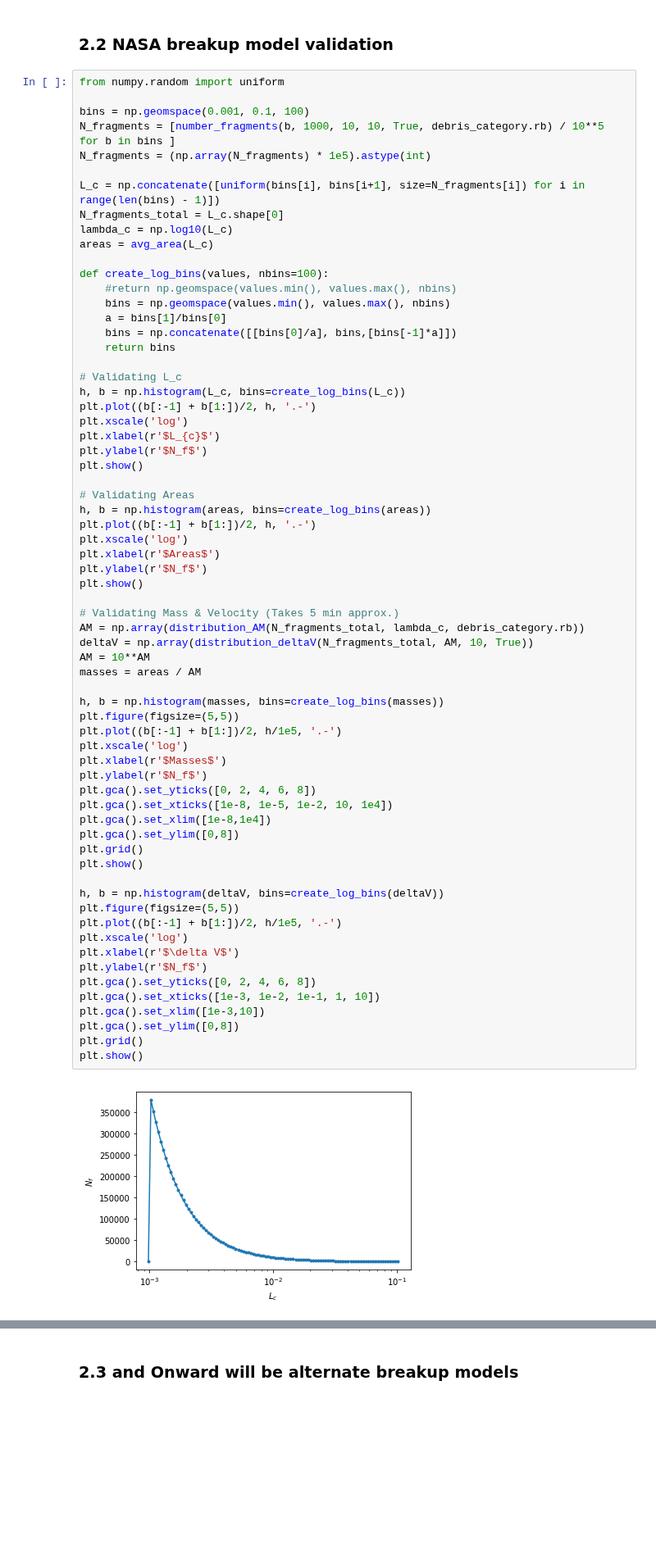
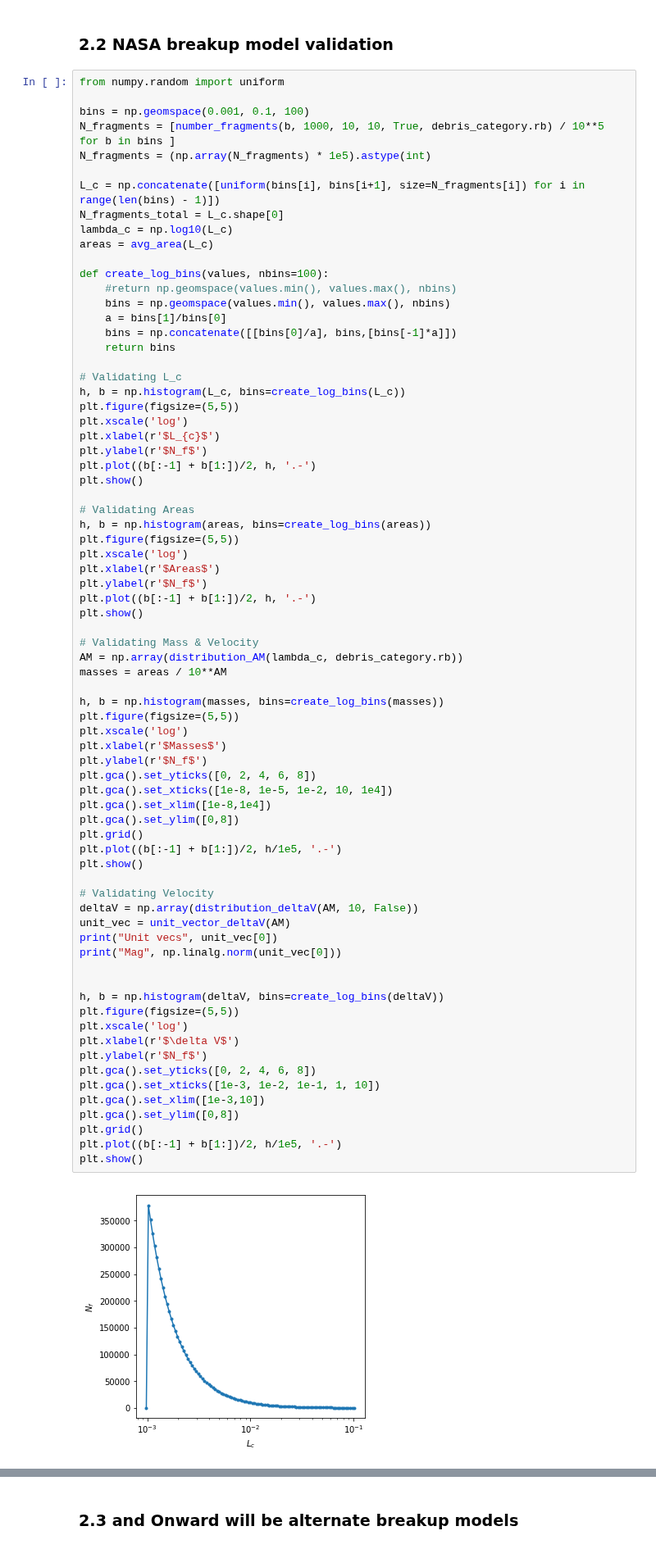
Before and after one commit to ReeceHumphreys/ODAP, a Jupyter notebook: Kessler.ipynb, the cells around one changed output, grey strips where cells are left out. Shown at 82% size. Saved outputs shown, nothing was run; the diff lists cells and outputs as text; blank space fills up the shorter version.

Commit message:
Vectorized AM Distribution and DeltaV Distribution

```diff
--- a/Kessler.ipynb
+++ b/Kessler.ipynb
@@ -471,50 +513,57 @@ def create_log_bins(values, nbins=100):
 
 # Validating L_c
 h, b = np.histogram(L_c, bins=create_log_bins(L_c))
-plt.plot((b[:-1] + b[1:])/2, h, '.-')
+plt.figure(figsize=(5,5))
 plt.xscale('log')
 plt.xlabel(r'$L_{c}$')
 plt.ylabel(r'$N_f$')
+plt.plot((b[:-1] + b[1:])/2, h, '.-')
 plt.show()
 
 # Validating Areas
 h, b = np.histogram(areas, bins=create_log_bins(areas))
-plt.plot((b[:-1] + b[1:])/2, h, '.-')
+plt.figure(figsize=(5,5))
 plt.xscale('log')
 plt.xlabel(r'$Areas$')
 plt.ylabel(r'$N_f$')
+plt.plot((b[:-1] + b[1:])/2, h, '.-')
 plt.show()
 
-# Validating Mass & Velocity (Takes 5 min approx.)
-AM = np.array(distribution_AM(N_fragments_total, lambda_c, debris_category.rb))
-deltaV = np.array(distribution_deltaV(N_fragments_total, AM, 10, True))
-AM = 10**AM
-masses = areas / AM
+# Validating Mass & Velocity
+AM = np.array(distribution_AM(lambda_c, debris_category.rb))
+masses = areas / 10**AM
 
 h, b = np.histogram(masses, bins=create_log_bins(masses))
 plt.figure(figsize=(5,5))
-plt.plot((b[:-1] + b[1:])/2, h/1e5, '.-')
 plt.xscale('log')
 plt.xlabel(r'$Masses$')
 plt.ylabel(r'$N_f$')
 plt.gca().set_yticks([0, 2, 4, 6, 8])
 plt.gca().set_xticks([1e-8, 1e-5, 1e-2, 10, 1e4])
 plt.gca().set_xlim([1e-8,1e4])
 plt.gca().set_ylim([0,8])
 plt.grid()
+plt.plot((b[:-1] + b[1:])/2, h/1e5, '.-')
 plt.show()
+
+# Validating Velocity
+deltaV = np.array(distribution_deltaV(AM, 10, False))
+unit_vec = unit_vector_deltaV(AM)
+print("Unit vecs", unit_vec[0])
+print("Mag", np.linalg.norm(unit_vec[0]))
+
 
 h, b = np.histogram(deltaV, bins=create_log_bins(deltaV))
 plt.figure(figsize=(5,5))
-plt.plot((b[:-1] + b[1:])/2, h/1e5, '.-')
 plt.xscale('log')
 plt.xlabel(r'$\delta V$')
 plt.ylabel(r'$N_f$')
 plt.gca().set_yticks([0, 2, 4, 6, 8])
 plt.gca().set_xticks([1e-3, 1e-2, 1e-1, 1, 10])
 plt.gca().set_xlim([1e-3,10])
 plt.gca().set_ylim([0,8])
 plt.grid()
+plt.plot((b[:-1] + b[1:])/2, h/1e5, '.-')
 plt.show()
 # %% [output]
-[figure, old version]
+[figure, new version]
```
Also changed, not shown: parts of 17 cells of this notebook.
